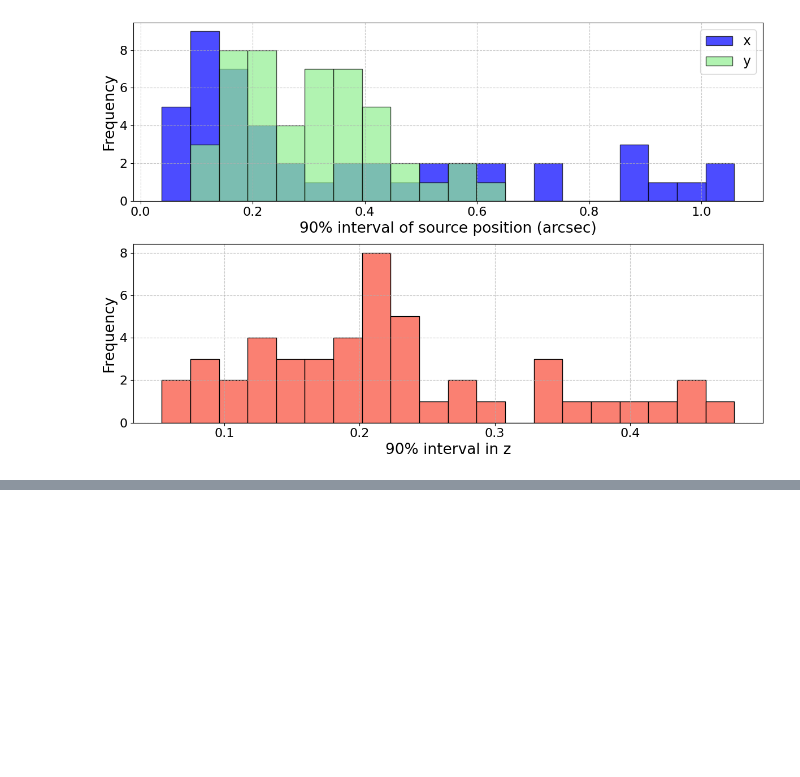
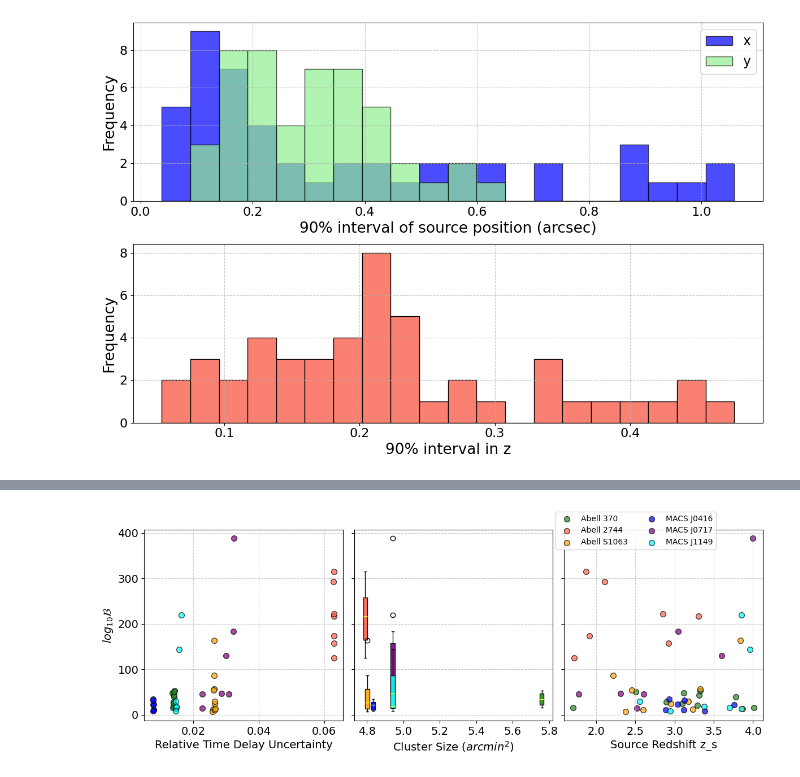
Before and after one commit to diceandcats/GWlensing_Brian, a Jupyter notebook: process_result.ipynb, the cells around one changed output, grey strips where cells are left out. Drawn from its saved outputs; the diff is of its cells as text; code cells hidden in the pictures; blank space fills up the shorter version.

```diff
--- a/process_result.ipynb
+++ b/process_result.ipynb
@@ -412,3 +425,98 @@ Number of filtered bayes factors: 48
 # %%
 # plot the time delay uncertainty, cluster size, z_s vs bayes factor
-# get the time delat uncertainty of each image position
+# get the time delay uncertainty of each image position
+time_delay_uncertainties_largest = []
+time_delay_uncertainties_all = []
+for i in range(len(filtered_localized_x)):
+    x_img = image_positions[i][0],
+    y_img = image_positions[i][1],
+    index = int(filtered_localized_index[i])
+    time_delay_uncertainties = cluster_system.calculate_time_delay_uncertainty(
+        [x_img, y_img], index
+    )
+    time_delay_uncertainties_largest.append(np.max(time_delay_uncertainties))
+    time_delay_uncertainties_all.append(time_delay_uncertainties)
+# plot the time delay uncertainty vs bayes factor
+fig, axs = plt.subplots(1, 3, figsize=(12, 4.5), tight_layout=True, sharey=True)
+
+# Define a colormap and labels for the clusters from cell 9
+colors = ['forestgreen', 'tomato', 'orange', 'blue', 'purple', 'cyan']
+cluster_labels = {
+    0: 'Abell 370', 1: 'Abell 2744', 2: 'Abell S1063',
+    3: 'MACS J0416', 4: 'MACS J0717', 5: 'MACS J1149'
+}
+
+# Plot for time delay uncertainty vs bayes factor
+for i in range(6):
+    mask = np.array(filtered_localized_index) == i
+    if np.any(mask):
+        print(f"Number of events for cluster {i}: {np.sum(mask)}")
+        axs[0].scatter(np.array(time_delay_uncertainties_largest)[mask], np.array(filtered_bayes_factors)[mask],
+                       color=colors[i], s=50, marker='o', edgecolor='k', alpha=0.7, label=cluster_labels[i])
+axs[0].set_xlabel(r'Relative Time Delay Uncertainty', fontsize=14)
+axs[0].set_ylabel(r'$log_{10} \mathcal{B}$', fontsize=14)
+axs[0].grid(True, linestyle='--', alpha=0.6)
+axs[0].tick_params(axis='both', which='major', labelsize=14)
+# get the cluster size from the lensing data class
+data_to_plot = [[] for _ in range(6)]
+for index, bf in zip(filtered_localized_index, filtered_bayes_factors):
+    data_to_plot[int(index)].append(bf)
+
+data_by_cluster = [[] for _ in range(6)]
+for index, bf in zip(filtered_localized_index, filtered_bayes_factors):
+    data_by_cluster[int(index)].append(bf)
+
+# Cluster sizes in the same order as the clusters (arcmin^2)
+cluster_sizes = np.array([5.76, 4.791, 4.8024, 4.8347, 4.942, 4.942], dtype=float)
+
+# Sort by cluster size
+sorted_indices = np.argsort(cluster_sizes)
+sorted_cluster_sizes = cluster_sizes[sorted_indices]
+sorted_data_to_plot = [data_by_cluster[i] for i in sorted_indices]
+
+# Set a reasonable box width based on spacing in cluster sizes
+unique_sizes = np.unique(sorted_cluster_sizes)
+if len(unique_sizes) > 1:
+    spacing = np.min(np.diff(unique_sizes))
+    box_width = 2 * spacing
+else:
+    box_width = 0.1 * unique_sizes[0]
+
+# Create a box plot at x = cluster sizes (like the sample code)
+box = axs[1].boxplot(
+    sorted_data_to_plot,
+    positions=sorted_cluster_sizes,
+    widths=box_width,
+    patch_artist=True,
+    manage_ticks=False
+)
+
+# Color the boxes – same style as the sample code, but mapped from your cluster colors
+box_colors = [colors[i] for i in sorted_indices]
+for patch, color in zip(box['boxes'], box_colors):
+    patch.set_facecolor(color)
+    patch.set_edgecolor('black')
+    patch.set_alpha(0.9)
+
+# Style medians to match the sample
+for median in box['medians']:
+    median.set_color('yellow')
+
+axs[1].grid(axis='y', linestyle='--', alpha=0.7)
+axs[1].set_xlabel(r'Cluster Size ($arcmin^2$)', fontsize=14)
+axs[1].tick_params(axis='both', which='major', labelsize=14)
+
+# plot the source redshift vs bayes factor
+for i in range(6):
+    mask = np.array(filtered_localized_index) == i
+    if np.any(mask):
+        axs[2].scatter(np.array(filtered_localized_z)[mask], np.array(filtered_bayes_factors)[mask],
+                       color=colors[i], s=50, marker='o', edgecolor='k', alpha=0.7)
+axs[2].set_xlabel('Source Redshift z_s', fontsize=14)
+axs[2].grid(True, linestyle='--', alpha=0.6)
+axs[2].tick_params(axis='both', which='major', labelsize=14)
+
+fig.legend(handles=axs[0].get_legend_handles_labels()[0], labels=cluster_labels.values(), loc='upper center', bbox_to_anchor=(0.8, 1.0), ncol=2, fancybox=True)
+plt.tight_layout(rect=[0, 0, 1, 0.95])
+plt.savefig('Report images sem2/new/B_vs_dt_size_z_xyz.pdf', bbox_inches='tight')
+# %% [output]
@@ -415,3 +529,4 @@ Number of filtered bayes factors: 48
+[figure, added]
 # %%
 # plot the the graph between the 90% credible intervals, and bayes factors separately by scatter plot
 # make the credible interval of x and y into the localized area in arcsec^2
```
Also changed, not shown: parts of 12 cells of this notebook, 11 other files.
